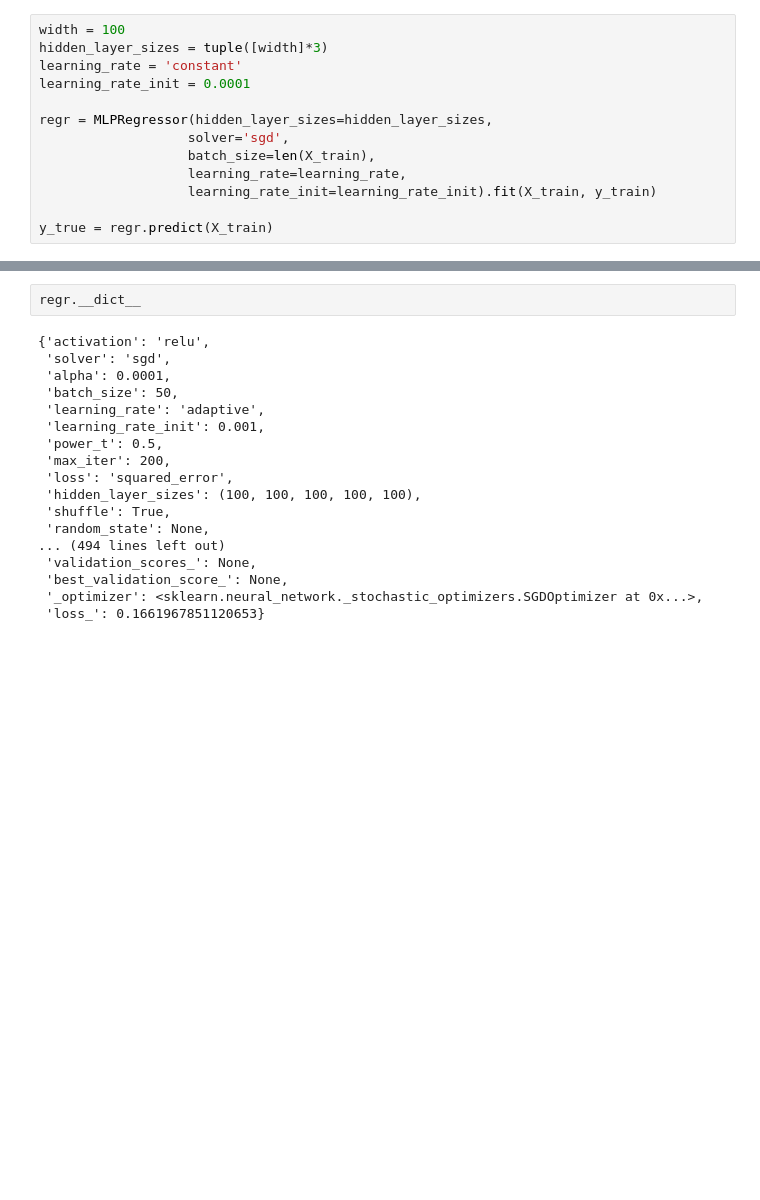
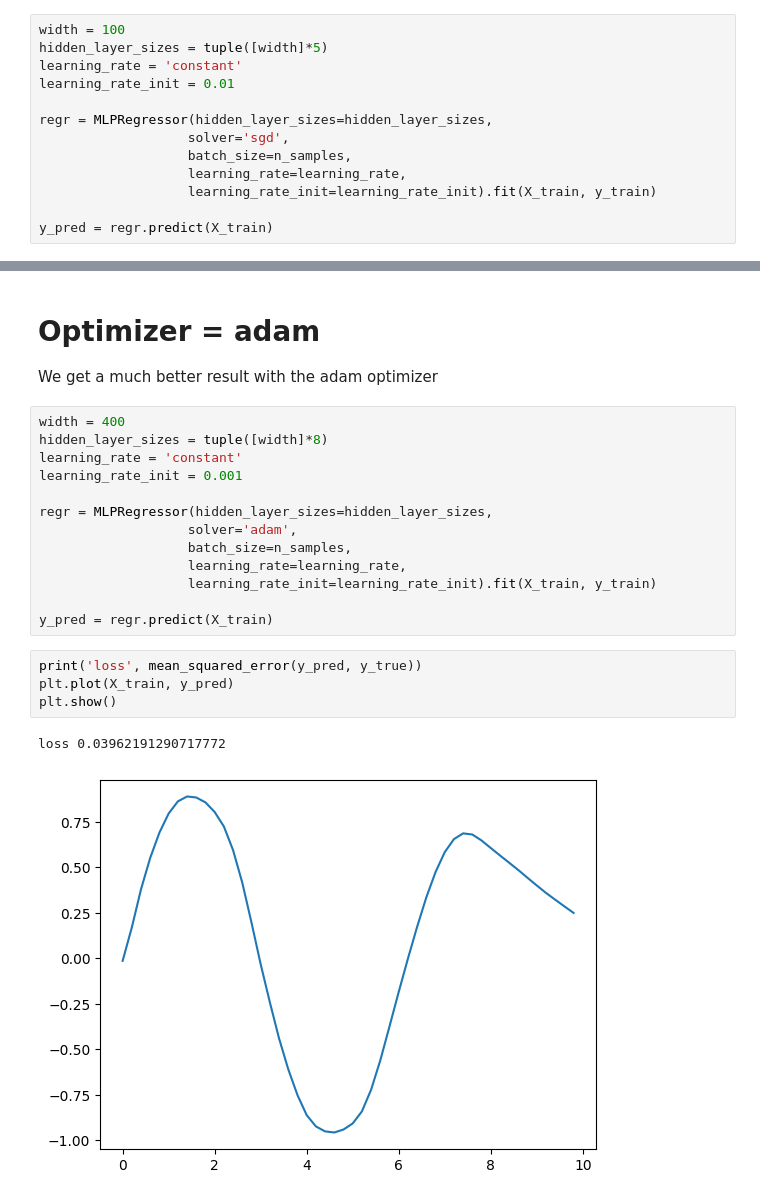
Before and after one commit to nickhalmagyi/nnets_numpy, a Jupyter notebook: nbs/SKLearnSineFunction.ipynb, the cells around one changed output, grey strips where cells are left out. Saved outputs shown, nothing was run; the diff lists cells and outputs as text; blank space fills up the shorter version.

Commit message:
dev for SKLearn sine

```diff
--- a/nbs/SKLearnSineFunction.ipynb
+++ b/nbs/SKLearnSineFunction.ipynb
@@ -21,14 +31,14 @@ plt.show()
 # %%
 width = 100
-hidden_layer_sizes = tuple([width]*3)
+hidden_layer_sizes = tuple([width]*5)
 learning_rate = 'constant'
-learning_rate_init = 0.0001
+learning_rate_init = 0.01
 
 regr = MLPRegressor(hidden_layer_sizes=hidden_layer_sizes,
                    solver='sgd',
-                   batch_size=len(X_train),
+                   batch_size=n_samples,
                    learning_rate=learning_rate,
                    learning_rate_init=learning_rate_init).fit(X_train, y_train)
 
-y_true = regr.predict(X_train)
+y_pred = regr.predict(X_train)
 # %%
@@ -39,20 +51,24 @@ plt.show()
-# %%
-regr.__dict__
-# %% [output]
-{'activation': 'relu',
- 'solver': 'sgd',
- 'alpha': 0.0001,
- 'batch_size': 50,
- 'learning_rate': 'adaptive',
- 'learning_rate_init': 0.001,
- 'power_t': 0.5,
- 'max_iter': 200,
- 'loss': 'squared_error',
- 'hidden_layer_sizes': (100, 100, 100, 100, 100),
- 'shuffle': True,
- 'random_state': None,
-... (494 lines left out)
- 'validation_scores_': None,
- 'best_validation_score_': None,
- '_optimizer': <sklearn.neural_network._stochastic_optimizers.SGDOptimizer at 0x...>,
- 'loss_': 0.1661967851120653}
+# %% [markdown]
+# Optimizer = adam
+
+We get a much better result with the adam optimizer
+# %%
+width = 400
+hidden_layer_sizes = tuple([width]*8)
+learning_rate = 'constant'
+learning_rate_init = 0.001
+
+regr = MLPRegressor(hidden_layer_sizes=hidden_layer_sizes,
+                   solver='adam',
+                   batch_size=n_samples,
+                   learning_rate=learning_rate,
+                   learning_rate_init=learning_rate_init).fit(X_train, y_train)
+
+y_pred = regr.predict(X_train)
+# %%
+print('loss', mean_squared_error(y_pred, y_true))
+plt.plot(X_train, y_pred)
+plt.show()
+# %% [output]
+loss 0.03962191290717772
+[figure, added]
```
Also changed, not shown: parts of 4 cells of this notebook.
